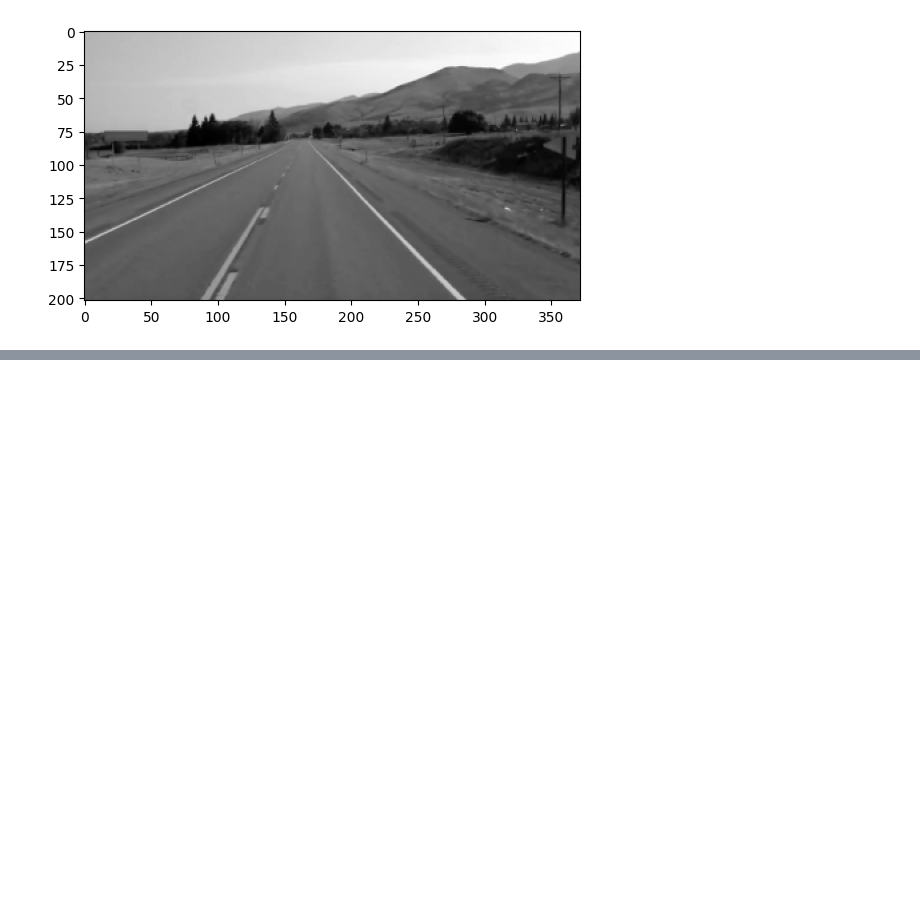
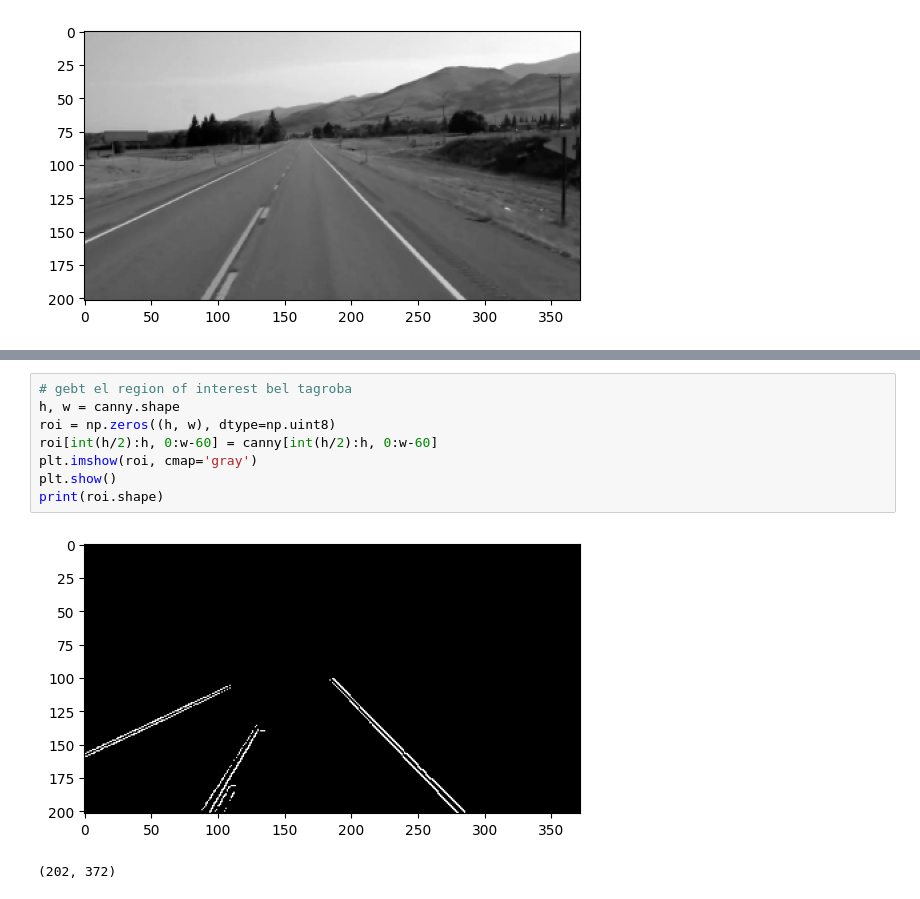
Before and after one commit to MohamedFarid612/Image-Processing-Filters-For-ImageCartoonifying-and-Road-Lane-Detection-Using-Hough-Transform, a Jupyter notebook: Hough.ipynb, the cells around one changed output, grey strips where cells are left out. Saved outputs shown, nothing was run; the diff lists cells and outputs as text; blank space fills up the shorter version.

```diff
--- a/Hough.ipynb
+++ b/Hough.ipynb
@@ -32,0 +41,11 @@ plt.show()
+# %%
+# gebt el region of interest bel tagroba
+h, w = canny.shape
+roi = np.zeros((h, w), dtype=np.uint8)
+roi[int(h/2):h, 0:w-60] = canny[int(h/2):h, 0:w-60]
+plt.imshow(roi, cmap='gray')
+plt.show()
+print(roi.shape)
+# %% [output]
+[figure, added]
+(202, 372)
```
Also changed, not shown: parts of 2 cells of this notebook.
